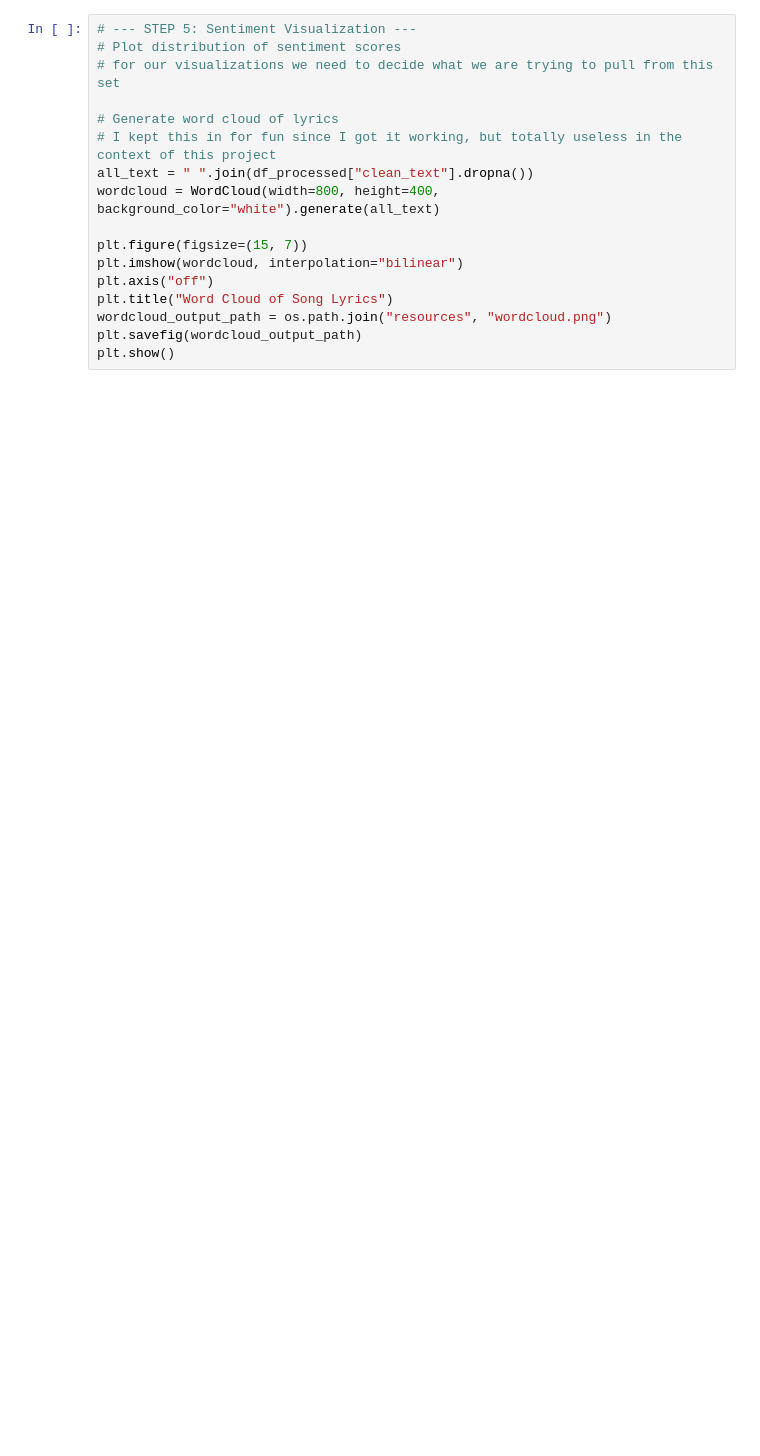
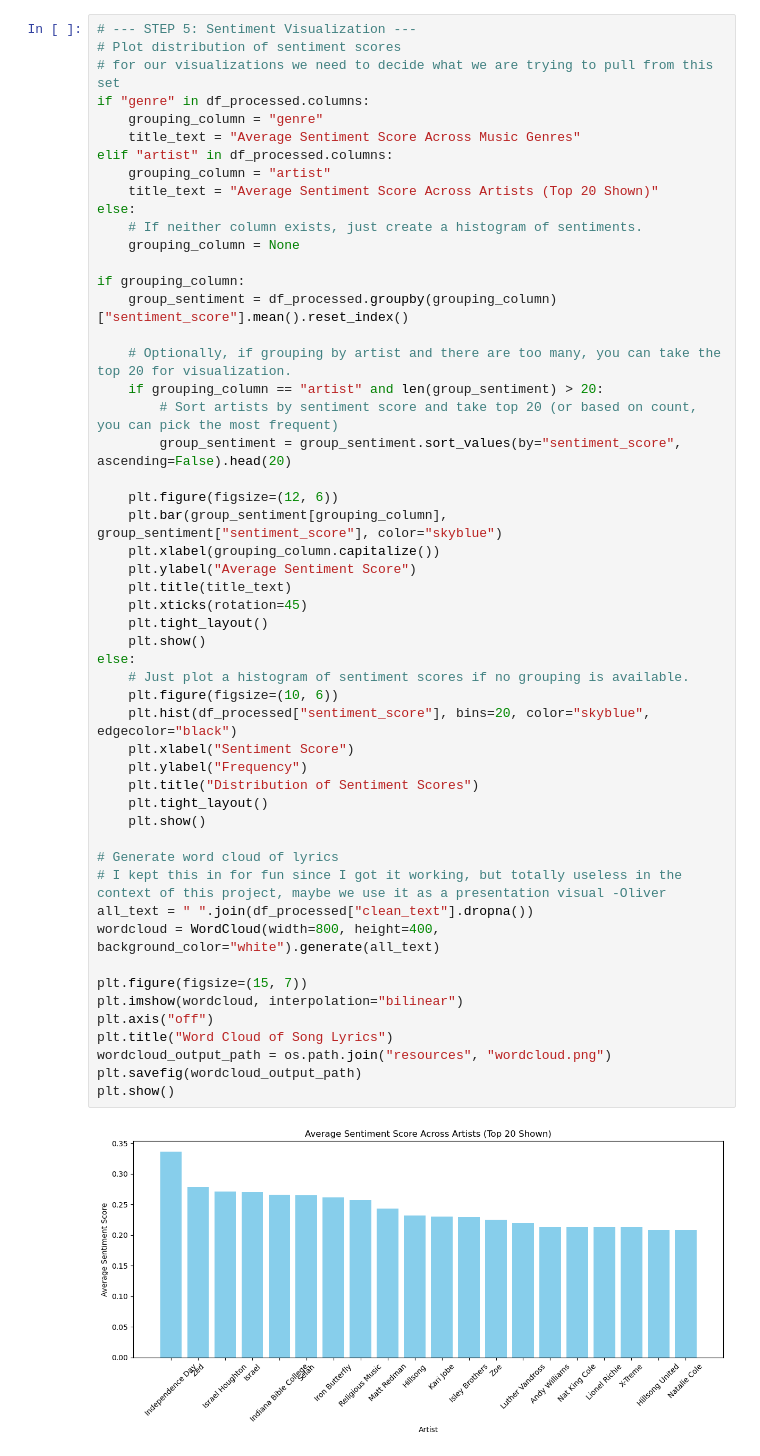
Before and after one commit to ovonmizener/project4-databootcamp, a Jupyter notebook: sentiment_analyzer.ipynb, the cells around one changed output. Drawn from its saved outputs; the diff is of its cells as text; blank space fills up the shorter version.

```diff
--- a/sentiment_analyzer.ipynb
+++ b/sentiment_analyzer.ipynb
@@ -53,17 +97,54 @@ df_processed.to_sql("processed_lyrics", conn, if_exists="replace", index=False)
 # %%
 # --- STEP 5: Sentiment Visualization ---
 # Plot distribution of sentiment scores
 # for our visualizations we need to decide what we are trying to pull from this set
+if "genre" in df_processed.columns:
+    grouping_column = "genre"
+    title_text = "Average Sentiment Score Across Music Genres"
+elif "artist" in df_processed.columns:
+    grouping_column = "artist"
+    title_text = "Average Sentiment Score Across Artists (Top 20 Shown)"
+else:
+    # If neither column exists, just create a histogram of sentiments.
+    grouping_column = None
+
+if grouping_column:
+    group_sentiment = df_processed.groupby(grouping_column)["sentiment_score"].mean().reset_index()
+
+    # Optionally, if grouping by artist and there are too many, you can take the top 20 for visualization.
+    if grouping_column == "artist" and len(group_sentiment) > 20:
+        # Sort artists by sentiment score and take top 20 (or based on count, you can pick the most frequent)
+        group_sentiment = group_sentiment.sort_values(by="sentiment_score", ascending=False).head(20)
+
+    plt.figure(figsize=(12, 6))
+    plt.bar(group_sentiment[grouping_column], group_sentiment["sentiment_score"], color="skyblue")
+    plt.xlabel(grouping_column.capitalize())
+    plt.ylabel("Average Sentiment Score")
+    plt.title(title_text)
+    plt.xticks(rotation=45)
+    plt.tight_layout()
+    plt.show()
+else:
+    # Just plot a histogram of sentiment scores if no grouping is available.
+    plt.figure(figsize=(10, 6))
+    plt.hist(df_processed["sentiment_score"], bins=20, color="skyblue", edgecolor="black")
+    plt.xlabel("Sentiment Score")
+    plt.ylabel("Frequency")
+    plt.title("Distribution of Sentiment Scores")
+    plt.tight_layout()
+    plt.show()
 
 # Generate word cloud of lyrics
-# I kept this in for fun since I got it working, but totally useless in the context of this project
+# I kept this in for fun since I got it working, but totally useless in the context of this project, maybe we use it as a presentation visual -Oliver
 all_text = " ".join(df_processed["clean_text"].dropna())
 wordcloud = WordCloud(width=800, height=400, background_color="white").generate(all_text)
 
 plt.figure(figsize=(15, 7))
 plt.imshow(wordcloud, interpolation="bilinear")
 plt.axis("off")
 plt.title("Word Cloud of Song Lyrics")
 wordcloud_output_path = os.path.join("resources", "wordcloud.png")
 plt.savefig(wordcloud_output_path)
 plt.show()
+# %% [output]
+[figure, added]
```
Also changed, not shown: parts of 7 cells of this notebook.
